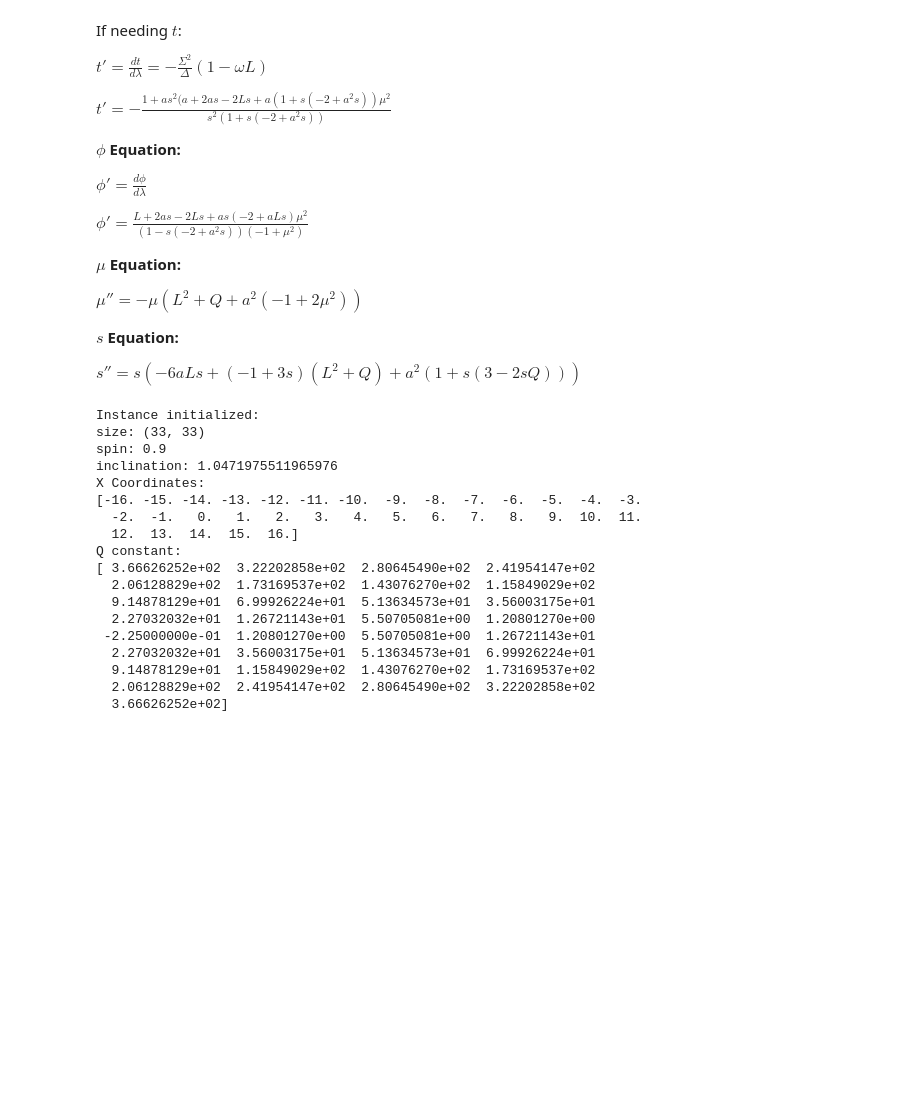
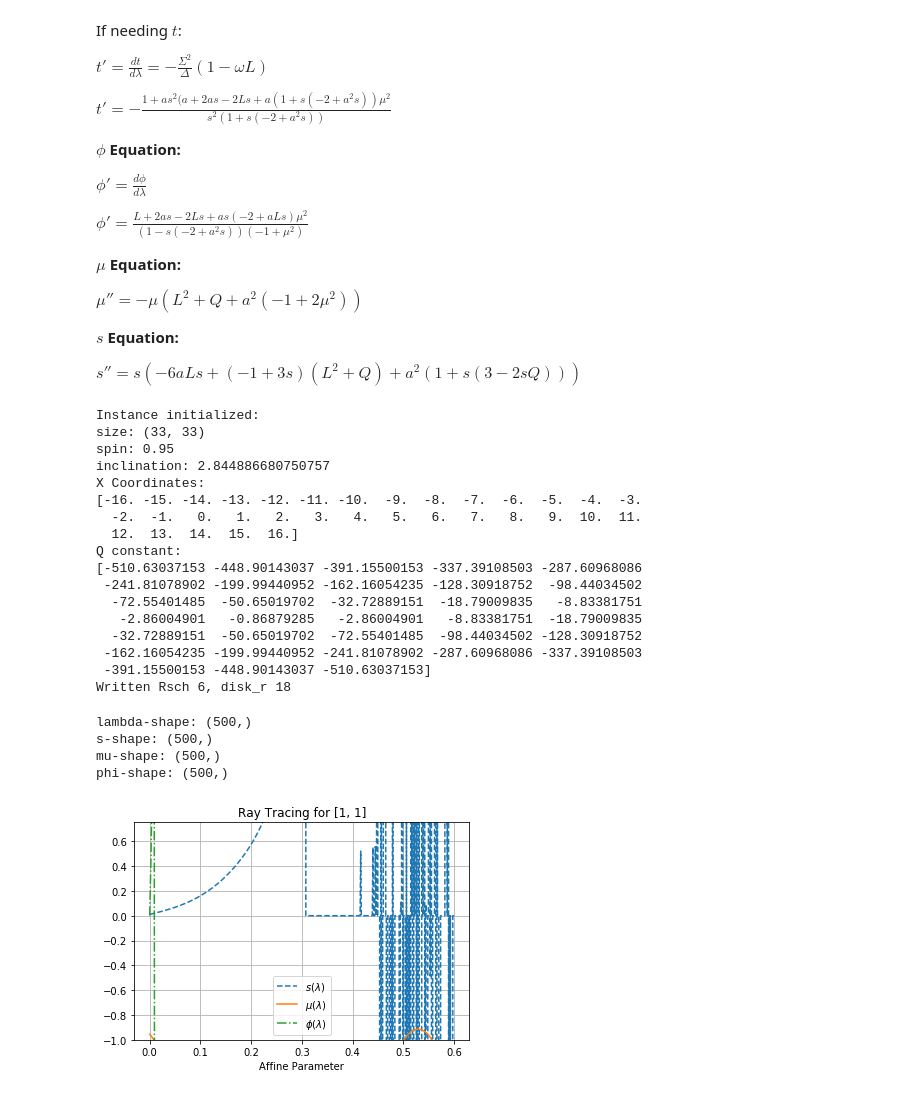
Before and after one commit to jmccull/PHY364_HW3, a Jupyter notebook: Visualization.ipynb, the cells around one changed output. Drawn from its saved outputs; the diff is of its cells as text; code cells hidden in the pictures; blank space fills up the shorter version.

```diff
--- a/Visualization.ipynb
+++ b/Visualization.ipynb
@@ -104,28 +166,37 @@ class bh_vis:
 # %%
 #example call
-test1 = bh_vis((33,33),a0=0.9,inc=np.pi/3)
+test1 = bh_vis((33,33),a0=0.95,inc=np.pi*163./180.,s0=0.01)
 
 print('X Coordinates:')
 print(test1.x)
 
 print('Q constant:')
 print(test1.Q)
+
+test1.source_init(3,3)
 # %% [output]
 Instance initialized:
 size: (33, 33)
-spin: 0.9
-inclination: 1.0471975511965976
+spin: 0.95
+inclination: 2.844886680750757
 X Coordinates:
 [-16. -15. -14. -13. -12. -11. -10.  -9.  -8.  -7.  -6.  -5.  -4.  -3.
   -2.  -1.   0.   1.   2.   3.   4.   5.   6.   7.   8.   9.  10.  11.
   12.  13.  14.  15.  16.]
 Q constant:
-[ 3.66626252e+02  3.22202858e+02  2.80645490e+02  2.41954147e+02
-  2.06128829e+02  1.73169537e+02  1.43076270e+02  1.15849029e+02
-  9.14878129e+01  6.99926224e+01  5.13634573e+01  3.56003175e+01
-  2.27032032e+01  1.26721143e+01  5.50705081e+00  1.20801270e+00
- -2.25000000e-01  1.20801270e+00  5.50705081e+00  1.26721143e+01
-  2.27032032e+01  3.56003175e+01  5.13634573e+01  6.99926224e+01
-  9.14878129e+01  1.15849029e+02  1.43076270e+02  1.73169537e+02
-  2.06128829e+02  2.41954147e+02  2.80645490e+02  3.22202858e+02
-  3.66626252e+02]
+[-510.63037153 -448.90143037 -391.15500153 -337.39108503 -287.60968086
+ -241.81078902 -199.99440952 -162.16054235 -128.30918752  -98.44034502
+  -72.55401485  -50.65019702  -32.72889151  -18.79009835   -8.83381751
+   -2.86004901   -0.86879285   -2.86004901   -8.83381751  -18.79009835
+  -32.72889151  -50.65019702  -72.55401485  -98.44034502 -128.30918752
+ -162.16054235 -199.99440952 -241.81078902 -287.60968086 -337.39108503
+ -391.15500153 -448.90143037 -510.63037153]
+Written Rsch 6, disk_r 18
+# %%
+lam, s, mu, phi = test1.twoDtrace([1,1],[0,0.6],num=500)
+# %% [output]
+lambda-shape: (500,)
+s-shape: (500,)
+mu-shape: (500,)
+phi-shape: (500,)
+[figure, added]
```
Also changed, not shown: parts of 2 cells of this notebook.
